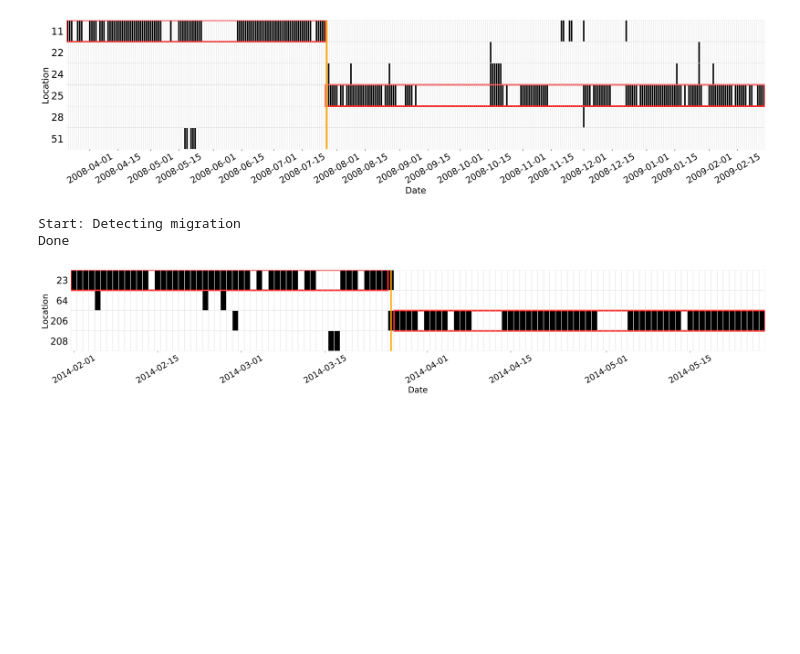
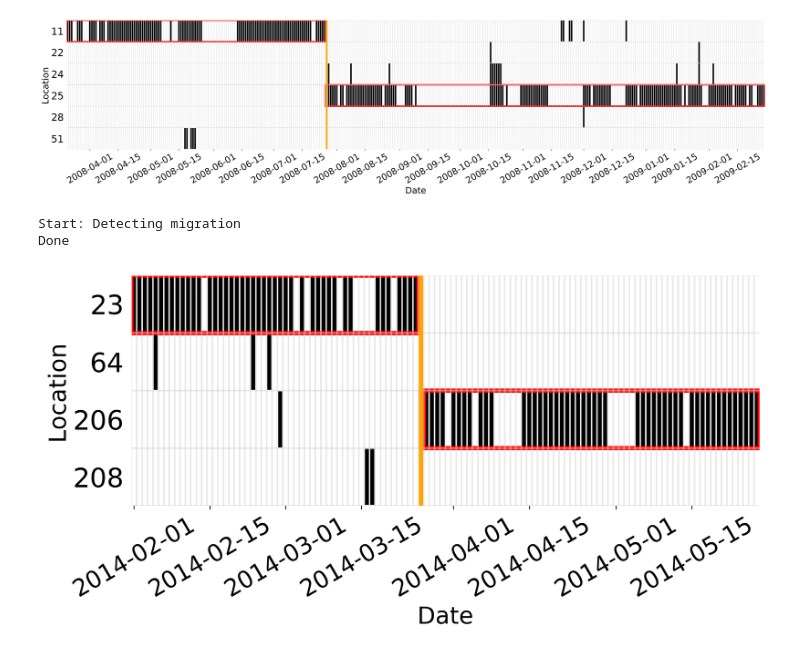
Before and after one commit to g-chi/migration_detector, a Jupyter notebook: demo.ipynb, the cells around one changed output. Cells and saved outputs as stored; diff of their text form; code cells hidden in the pictures; blank space fills up the shorter version.

Commit message:
refactor code of plotting figures

```diff
--- a/demo.ipynb
+++ b/demo.ipynb
@@ -68,8 +72,8 @@ Done
 # %%
 traj4 = md.read_csv('example/fig_4b_data.csv')
 migrants = traj4.find_migrants(num_stayed_days_migrant=40)
-traj4.plot_migration_segment(migrants[0], fig_width=28)
+traj4.plot_migration_segment(migrants[0])
 # %% [output]
 Start: Detecting migration
 Done
-[figure, old version]
+[figure, new version]
```
Also changed, not shown: parts of 6 cells of this notebook, 3 other files.
